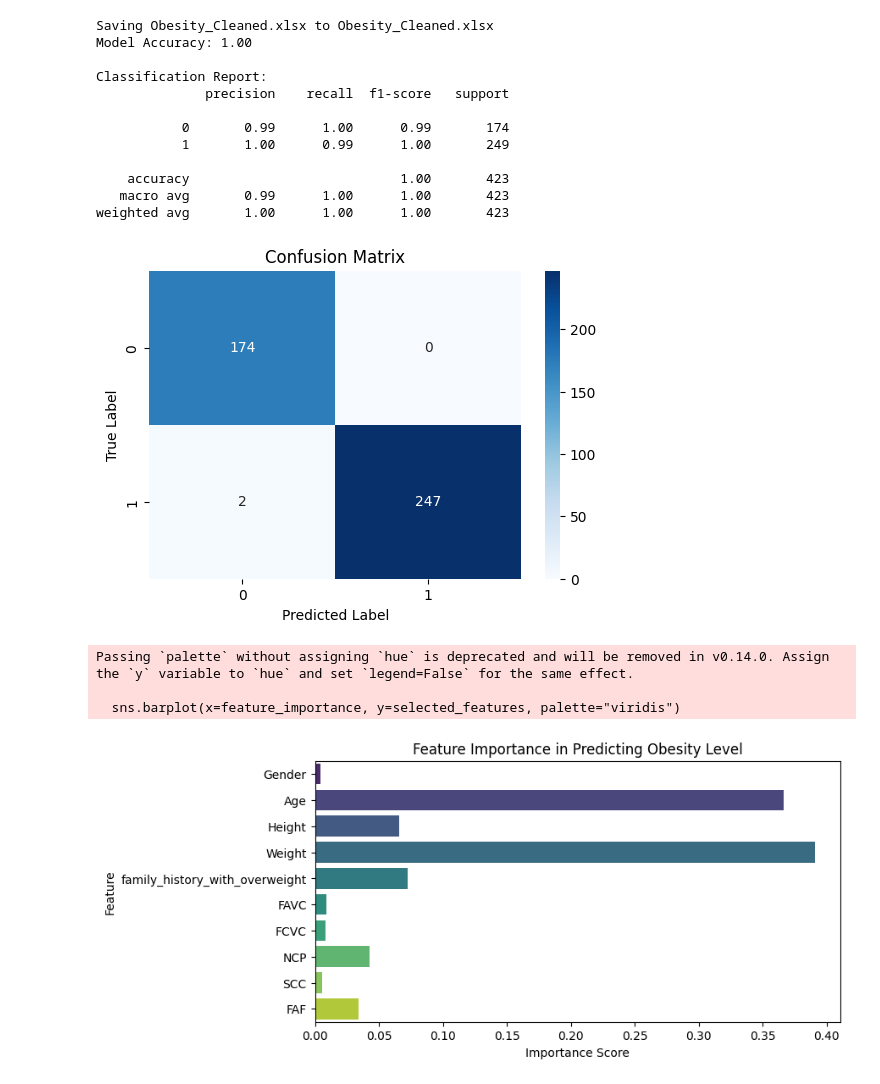
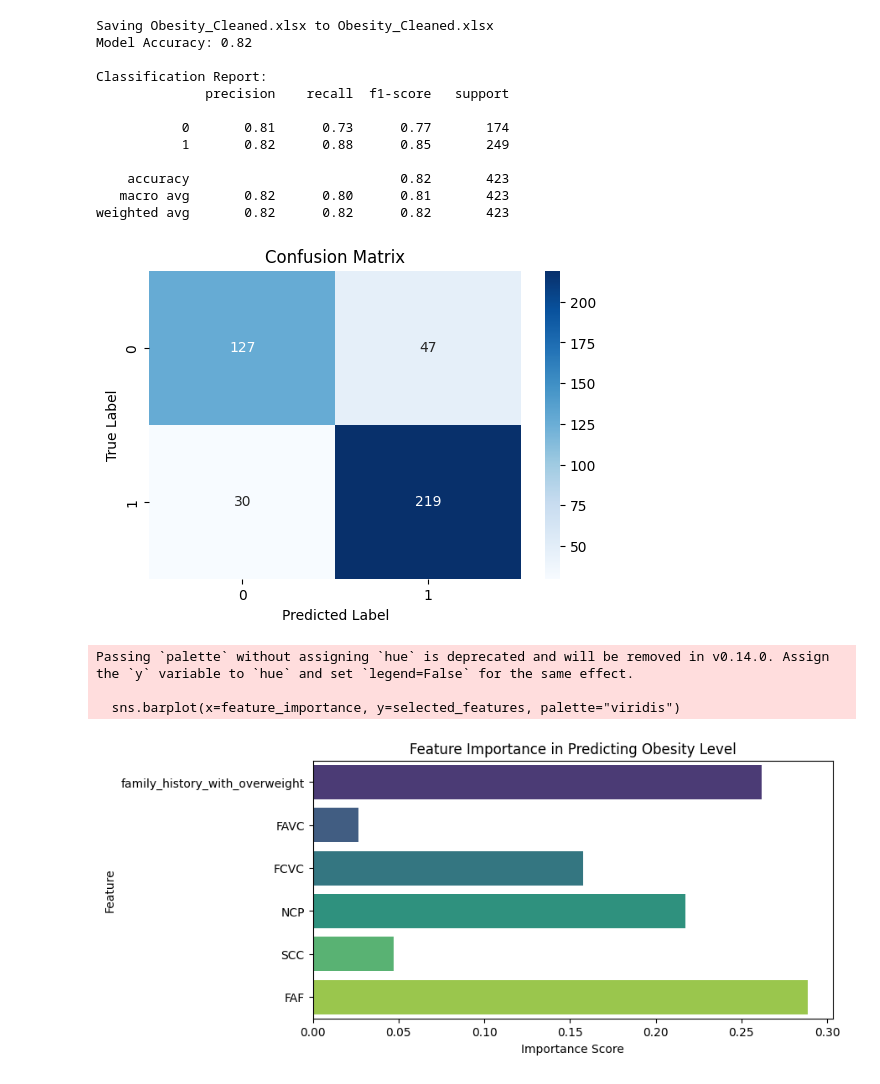
Before and after one commit to theaeang/CC19_Phase3, a Jupyter notebook: p3_obj1.ipynb, the cells around one changed output. Drawn from its saved outputs; the diff is of its cells as text; code cells hidden in the pictures.

```diff
--- a/p3_obj1.ipynb
+++ b/p3_obj1.ipynb
@@ -16,6 +16,7 @@ uploaded = files.upload()
 
 
 
+
 file_name = list(uploaded.keys())[0]
 df = pd.read_excel(file_name)
 
@@ -25,7 +26,7 @@ df["NObeyesdad"] = label_encoder.fit_transform(df["NObeyesdad"])
 
 
 # Select relevant features for dietary habits, family history, and lifestyle
-selected_features = ["Gender", "Age", "Height", "Weight", "family_history_with_overweight", "FAVC", "FCVC", "NCP", "SCC", "FAF"]
+selected_features = ["family_history_with_overweight", "FAVC", "FCVC", "NCP", "SCC", "FAF"]
 df[selected_features] = df[selected_features].apply(LabelEncoder().fit_transform)  # Encode categorical features
 
 
@@ -59,38 +60,38 @@ print(classification_report(y_test, y_pred))
 
 # Confusion Matrix Visualization
 plt.figure(figsize=(6, 4))
 cm = confusion_matrix(y_test, y_pred)
 sns.heatmap(cm, annot=True, fmt="d", cmap="Blues", xticklabels=set(y_test), yticklabels=set(y_test))
 plt.xlabel("Predicted Label")
 plt.ylabel("True Label")
 plt.title("Confusion Matrix")
 plt.show()
 
 
 # Feature Importance Visualization
 feature_importance = rf_model.feature_importances_
 plt.figure(figsize=(8, 4))
 sns.barplot(x=feature_importance, y=selected_features, palette="viridis")
 plt.xlabel("Importance Score")
 plt.ylabel("Feature")
 plt.title("Feature Importance in Predicting Obesity Level")
 plt.show()
 # %% [output]
 [interactive output not drawn]
 Saving Obesity_Cleaned.xlsx to Obesity_Cleaned.xlsx
-Model Accuracy: 1.00
+Model Accuracy: 0.82
 
 Classification Report:
               precision    recall  f1-score   support
 
-           0       0.99      1.00      0.99       174
-           1       1.00      0.99      1.00       249
+           0       0.81      0.73      0.77       174
+           1       0.82      0.88      0.85       249
 
-    accuracy                           1.00       423
-   macro avg       0.99      1.00      1.00       423
-weighted avg       1.00      1.00      1.00       423
+    accuracy                           0.82       423
+   macro avg       0.82      0.80      0.81       423
+weighted avg       0.82      0.82      0.82       423
-[figure, old version]
+[figure, new version]
 Passing `palette` without assigning `hue` is deprecated and will be removed in v0.14.0. Assign the `y` variable to `hue` and set `legend=False` for the same effect.
 
   sns.barplot(x=feature_importance, y=selected_features, palette="viridis")
-[figure, old version]
+[figure, new version]
```
